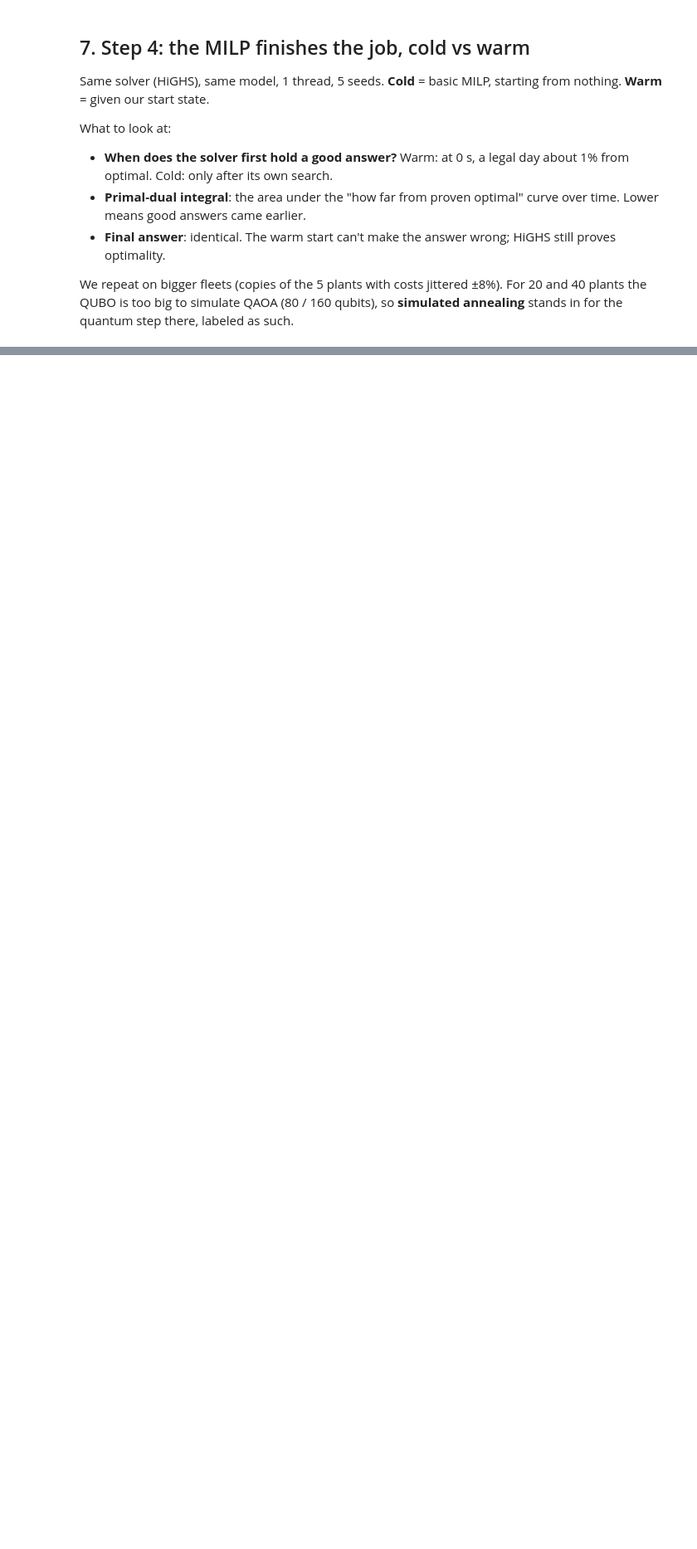
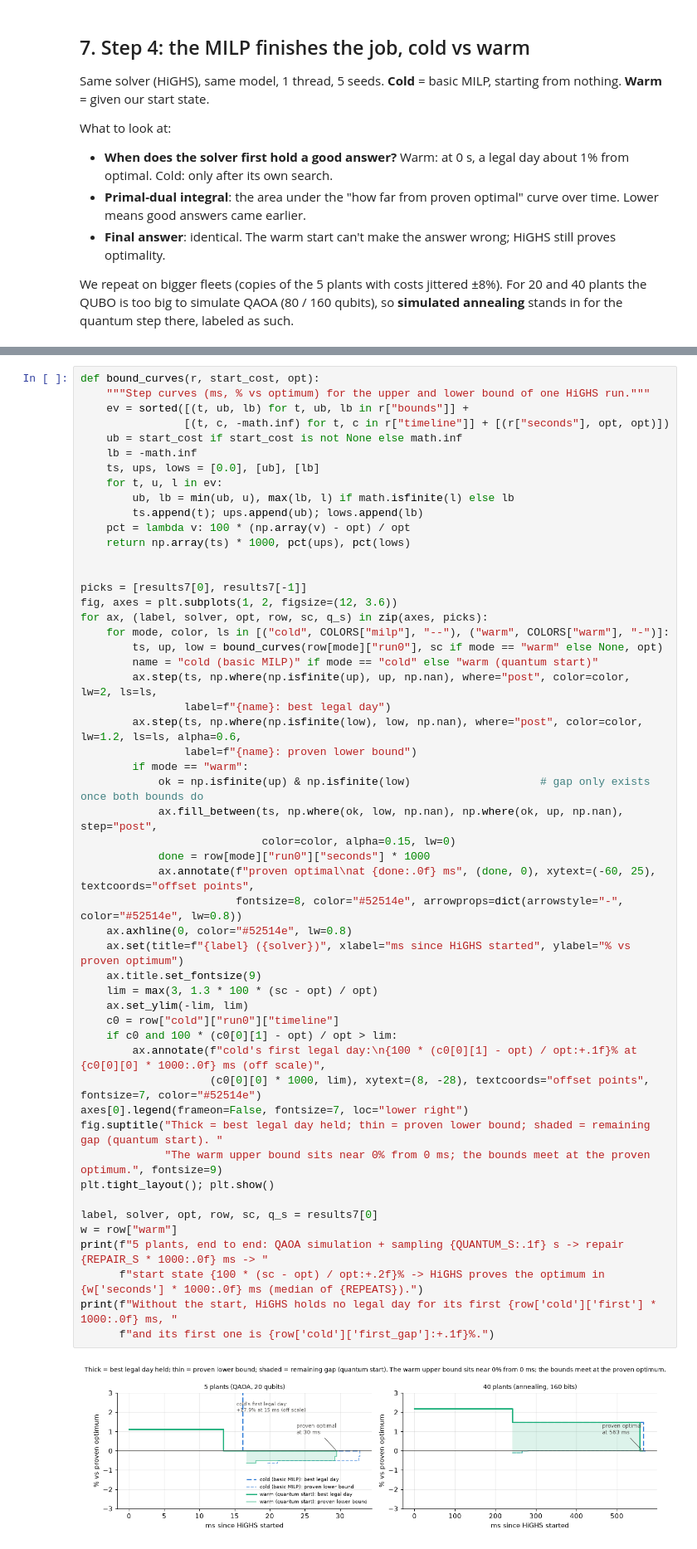
Before and after one commit to Gabriel-Welsh/tn-quantum-hackathon, a Jupyter notebook: 3-tva-plant-scheduling/TVA_quantum_warm_start.ipynb, the cells around one changed output, grey strips where cells are left out. Shown at 83% size. Saved outputs shown, nothing was run; the diff lists cells and outputs as text; blank space fills up the shorter version.

```diff
--- a/3-tva-plant-scheduling/TVA_quantum_warm_start.ipynb
+++ b/3-tva-plant-scheduling/TVA_quantum_warm_start.ipynb
@@ -499,0 +547,54 @@ plt.tight_layout(); plt.show()
+# %%
+def bound_curves(r, start_cost, opt):
+    """Step curves (ms, % vs optimum) for the upper and lower bound of one HiGHS run."""
+    ev = sorted([(t, ub, lb) for t, ub, lb in r["bounds"]] +
+                [(t, c, -math.inf) for t, c in r["timeline"]] + [(r["seconds"], opt, opt)])
+    ub = start_cost if start_cost is not None else math.inf
+    lb = -math.inf
+    ts, ups, lows = [0.0], [ub], [lb]
+    for t, u, l in ev:
+        ub, lb = min(ub, u), max(lb, l) if math.isfinite(l) else lb
+        ts.append(t); ups.append(ub); lows.append(lb)
+    pct = lambda v: 100 * (np.array(v) - opt) / opt
+    return np.array(ts) * 1000, pct(ups), pct(lows)
+
+
+picks = [results7[0], results7[-1]]
+fig, axes = plt.subplots(1, 2, figsize=(12, 3.6))
+for ax, (label, solver, opt, row, sc, q_s) in zip(axes, picks):
+    for mode, color, ls in [("cold", COLORS["milp"], "--"), ("warm", COLORS["warm"], "-")]:
+        ts, up, low = bound_curves(row[mode]["run0"], sc if mode == "warm" else None, opt)
+        name = "cold (basic MILP)" if mode == "cold" else "warm (quantum start)"
+        ax.step(ts, np.where(np.isfinite(up), up, np.nan), where="post", color=color, lw=2, ls=ls,
+                label=f"{name}: best legal day")
+        ax.step(ts, np.where(np.isfinite(low), low, np.nan), where="post", color=color, lw=1.2, ls=ls, alpha=0.6,
+                label=f"{name}: proven lower bound")
+        if mode == "warm":
+            ok = np.isfinite(up) & np.isfinite(low)                    # gap only exists once both bounds do
+            ax.fill_between(ts, np.where(ok, low, np.nan), np.where(ok, up, np.nan), step="post",
+                            color=color, alpha=0.15, lw=0)
+            done = row[mode]["run0"]["seconds"] * 1000
+            ax.annotate(f"proven optimal\nat {done:.0f} ms", (done, 0), xytext=(-60, 25), textcoords="offset points",
+                        fontsize=8, color="#52514e", arrowprops=dict(arrowstyle="-", color="#52514e", lw=0.8))
+    ax.axhline(0, color="#52514e", lw=0.8)
+    ax.set(title=f"{label} ({solver})", xlabel="ms since HiGHS started", ylabel="% vs proven optimum")
+    ax.title.set_fontsize(9)
+    lim = max(3, 1.3 * 100 * (sc - opt) / opt)
+    ax.set_ylim(-lim, lim)
+    c0 = row["cold"]["run0"]["timeline"]
+    if c0 and 100 * (c0[0][1] - opt) / opt > lim:
+        ax.annotate(f"cold's first legal day:\n{100 * (c0[0][1] - opt) / opt:+.1f}% at {c0[0][0] * 1000:.0f} ms (off scale)",
+                    (c0[0][0] * 1000, lim), xytext=(8, -28), textcoords="offset points", fontsize=7, color="#52514e")
+axes[0].legend(frameon=False, fontsize=7, loc="lower right")
+fig.suptitle("Thick = best legal day held; thin = proven lower bound; shaded = remaining gap (quantum start). "
+             "The warm upper bound sits near 0% from 0 ms; the bounds meet at the proven optimum.", fontsize=9)
+plt.tight_layout(); plt.show()
+
+label, solver, opt, row, sc, q_s = results7[0]
+w = row["warm"]
+print(f"5 plants, end to end: QAOA simulation + sampling {QUANTUM_S:.1f} s -> repair {REPAIR_S * 1000:.0f} ms -> "
+      f"start state {100 * (sc - opt) / opt:+.2f}% -> HiGHS proves the optimum in {w['seconds'] * 1000:.0f} ms (median of {REPEATS}).")
+print(f"Without the start, HiGHS holds no legal day for its first {row['cold']['first'] * 1000:.0f} ms, "
+      f"and its first one is {row['cold']['first_gap']:+.1f}%.")
+# %% [output]
+[figure, added]
```
Also changed, not shown: parts of 14 cells of this notebook, 21 other files.
